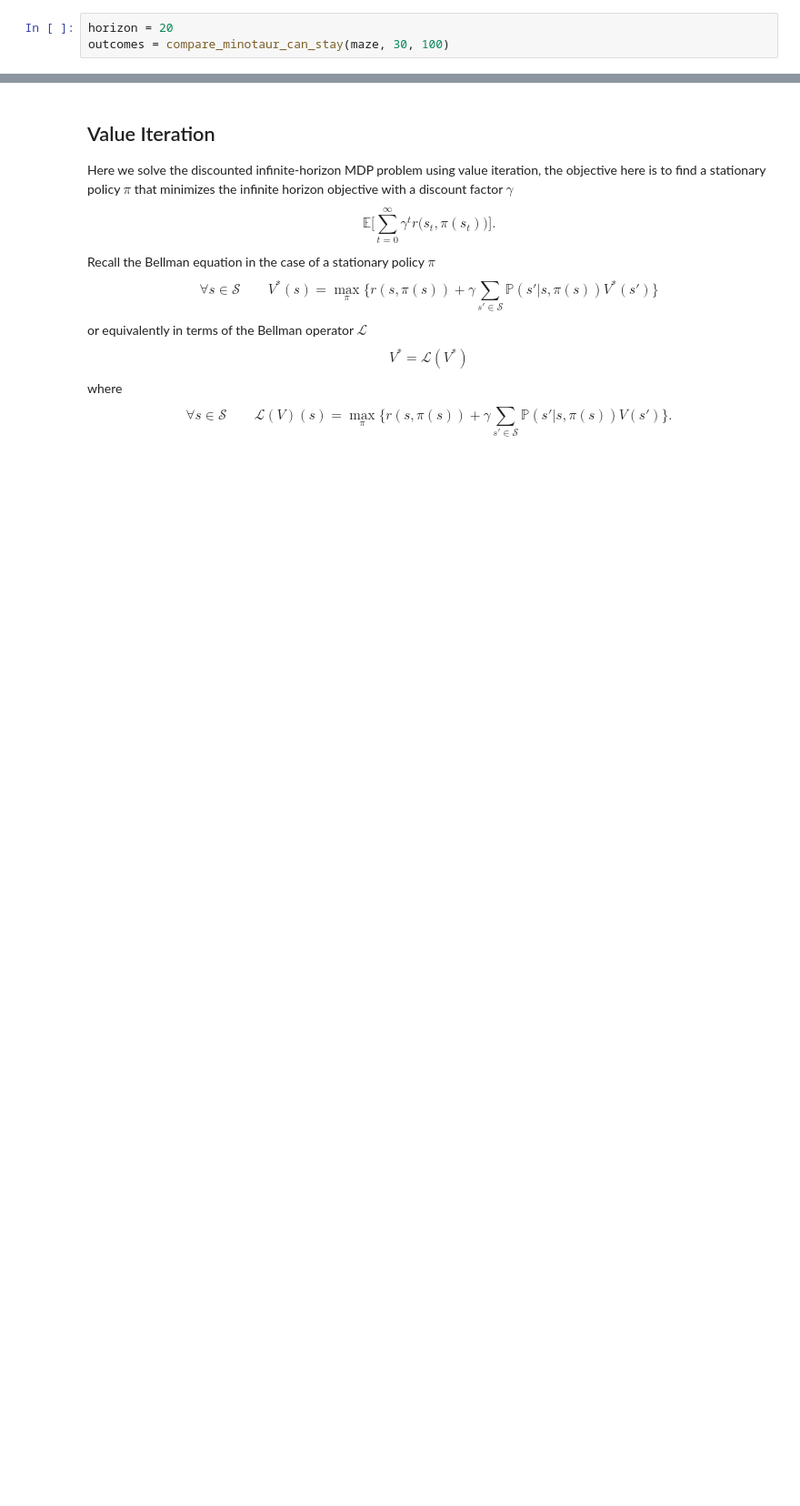
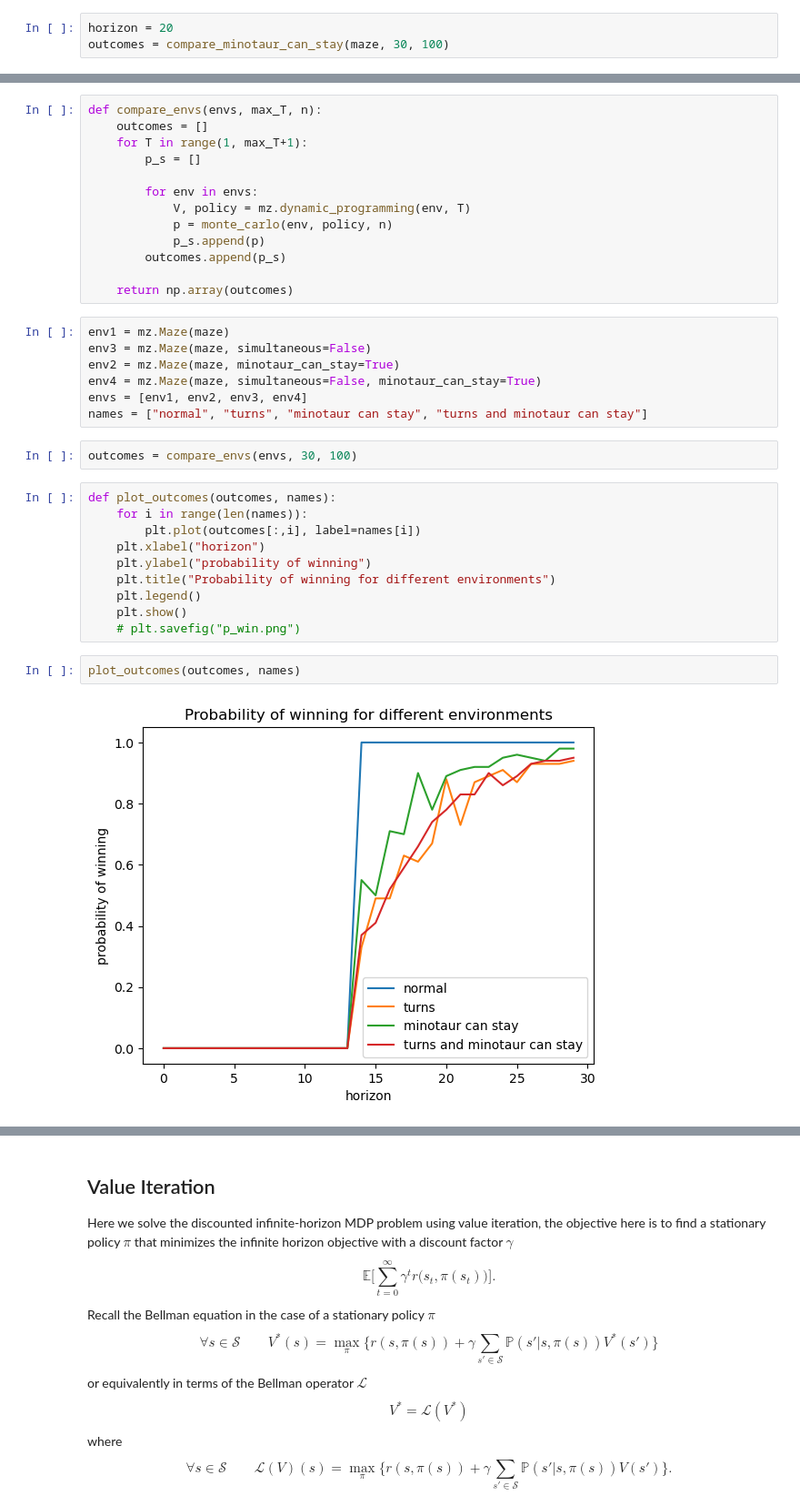
Before and after one commit to jannikwagner/el2805_labs, a Jupyter notebook: lab1/lab0_p1_p2.ipynb, the cells around one changed output, grey strips where cells are left out. Shown at 91% size. Cells and saved outputs as stored; diff of their text form; blank space fills up the shorter version.

```diff
--- a/lab1/lab0_p1_p2.ipynb
+++ b/lab1/lab0_p1_p2.ipynb
@@ -245,0 +236,36 @@ plt.show()
+# %%
+def compare_envs(envs, max_T, n):
+    outcomes = []
+    for T in range(1, max_T+1):
+        p_s = []
+
+        for env in envs:
+            V, policy = mz.dynamic_programming(env, T)
+            p = monte_carlo(env, policy, n)
+            p_s.append(p)
+        outcomes.append(p_s)
+
+    return np.array(outcomes)
+# %%
+env1 = mz.Maze(maze)
+env3 = mz.Maze(maze, simultaneous=False)
+env2 = mz.Maze(maze, minotaur_can_stay=True)
+env4 = mz.Maze(maze, simultaneous=False, minotaur_can_stay=True)
+envs = [env1, env2, env3, env4]
+names = ["normal", "turns", "minotaur can stay", "turns and minotaur can stay"]
+# %%
+outcomes = compare_envs(envs, 30, 100)
+# %%
+def plot_outcomes(outcomes, names):
+    for i in range(len(names)):
+        plt.plot(outcomes[:,i], label=names[i])
+    plt.xlabel("horizon")
+    plt.ylabel("probability of winning")
+    plt.title("Probability of winning for different environments")
+    plt.legend()
+    plt.show()
+    # plt.savefig("p_win.png")
+# %%
+plot_outcomes(outcomes, names)
+# %% [output]
+[figure, added]
```
Also changed, not shown: parts of 6 cells of this notebook, 4 other files.
